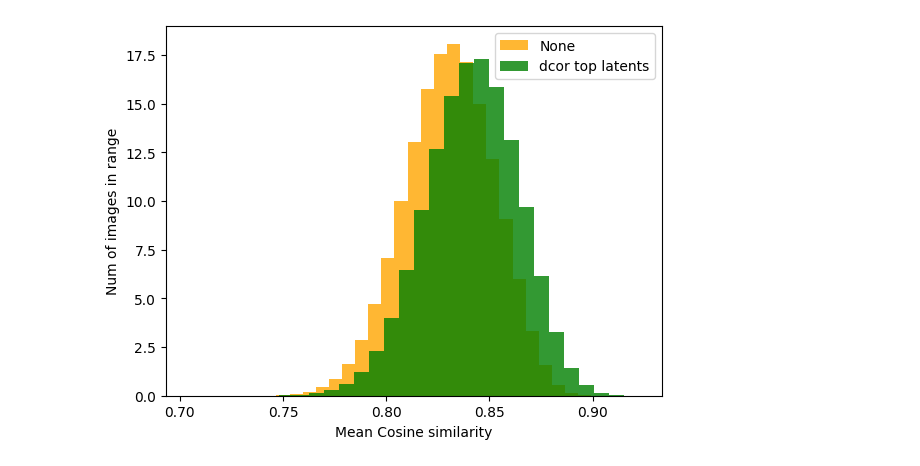
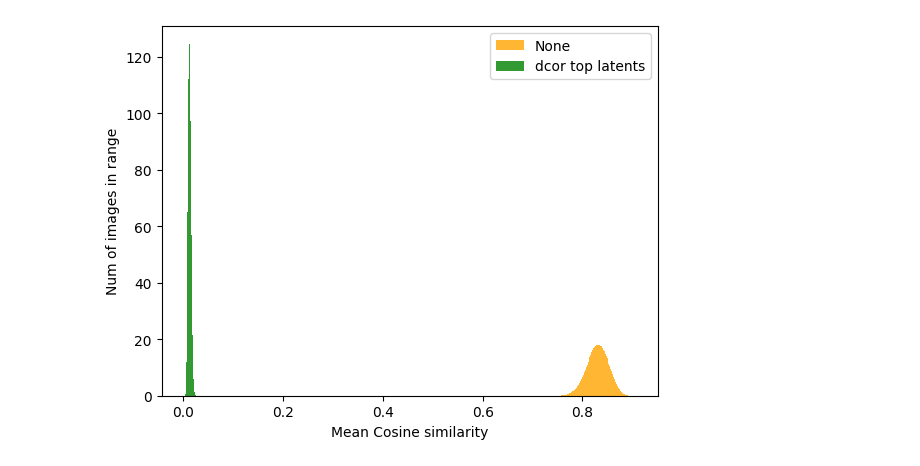
Before and after one commit to St0pien/TopKSAE-research, a Jupyter notebook: ort_eval.ipynb, the cells around one changed output. Cells and saved outputs as stored; diff of their text form; code cells hidden in the pictures.

```diff
--- a/ort_eval.ipynb
+++ b/ort_eval.ipynb
@@ -4,20 +4,17 @@ import matplotlib.pyplot as plt
 # %%
 orts1 = np.load(
     "orthogonalities/ort_imagenet_ViT-B~16_train_image_1281167_512_4096_512_TopKReLU_64_False_False_0.0_cc3m_ViT-B~16_train_image_2905954_512_None_42h.npy"
 )
 orts2 = np.load(
-    "orthogonalities/ort_imagenet_ViT-B~16_train_image_1281167_512_4096_512_TopKReLU_64_False_False_0.0_cc3m_ViT-B~16_train_image_2905954_512_DcorTopLatent_42h.npy"
+    "orthogonalities/ort_imagenet_ViT-B~16_train_image_1281167_512_4096_512_TopKReLU_64_False_False_0.0_cc3m_ViT-B~16_train_image_2905954_512_Ort_42h.npy"
 )
-# orts3 = np.load("orthogonalities/ort_imagenet_ViT-B~16_train_image_1281167_512_4096_512_TopKReLU_64_False_False_0.0_cc3m_ViT-B~16_train_image_2905954_512_DcorTopRecon_42h.npy")
 
-plt.hist(orts1, bins=30, color="orange", alpha=0.8, density=True, label="None")
-plt.hist(orts2, bins=30, color="green", alpha=0.8, density=True, label="dcor top latents")
-# plt.hist(orts1, bins=30, color="orange", alpha=0.8, label="None")
-# plt.hist(orts2, bins=30, color="green", alpha=0.8, label="dcor top latents")
+plt.hist(orts1, bins=100, color="orange", alpha=0.8, density=True, label="None")
+plt.hist(orts2, bins=100, color="green", alpha=0.8, density=True, label="dcor top latents")
 plt.xlabel("Mean Cosine similarity")
 plt.ylabel("Num of images in range")
 plt.legend()
 # plt.hist(orts3, bins=30, color='red', alpha=0.5)
 plt.show()
 # %% [output]
-[figure, old version]
+[figure, new version]
```
Also changed, not shown: parts of 1 cell of this notebook, 5 other files.
